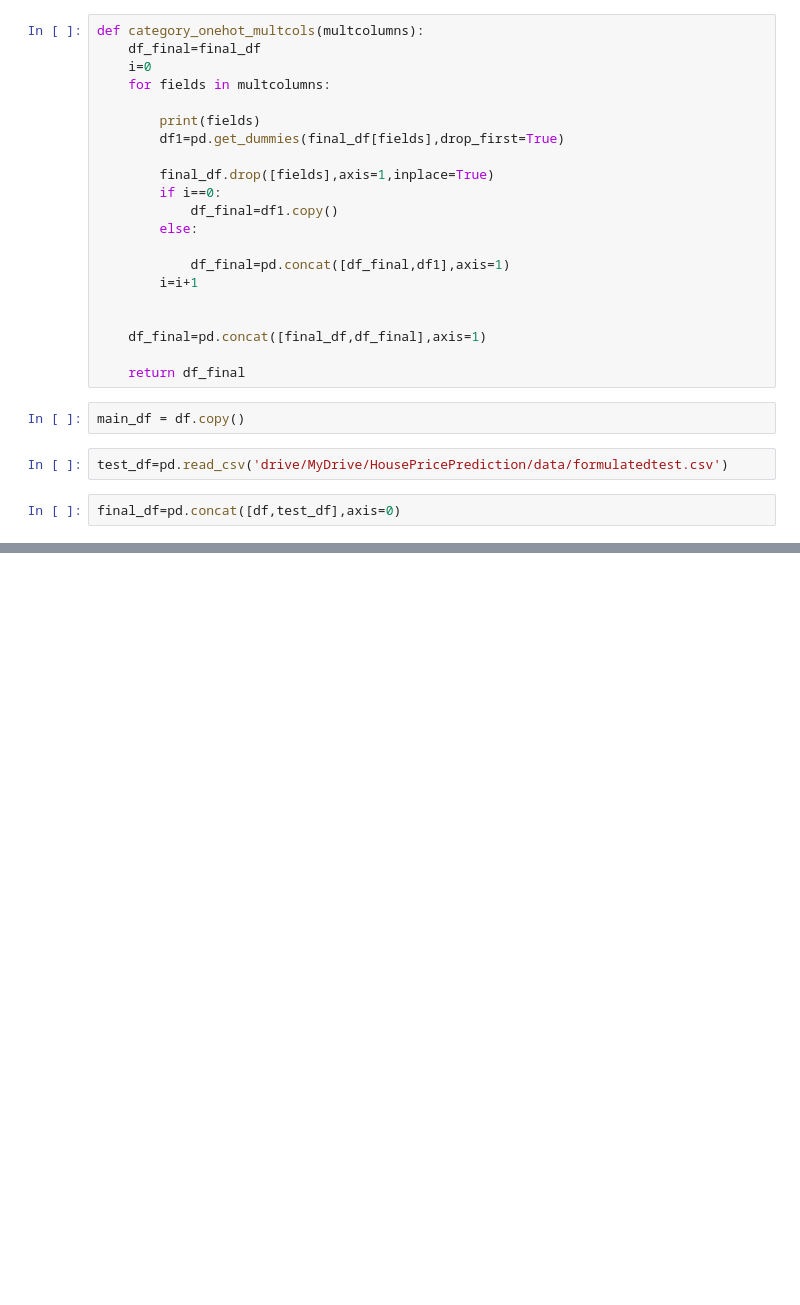
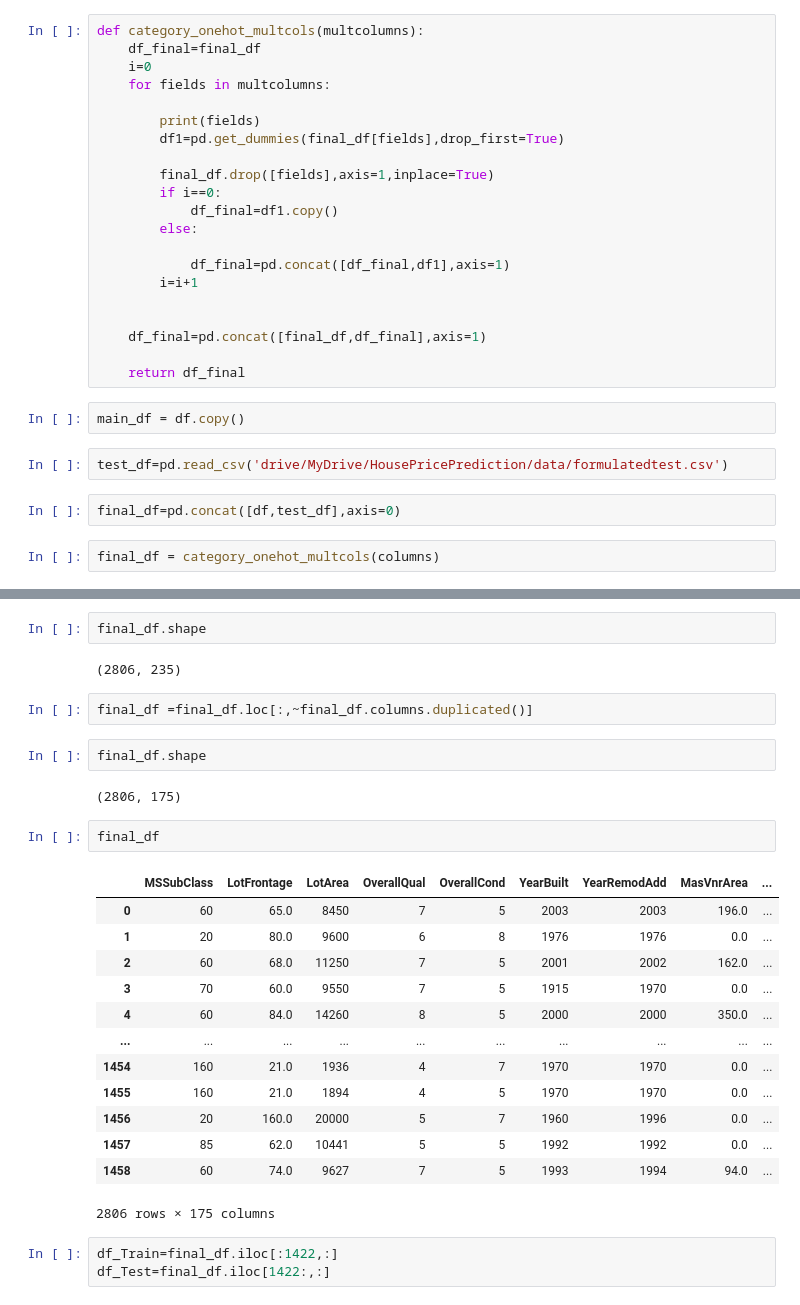
Before and after one commit to Flychuban/House-Price-Prediction, a Jupyter notebook: HousePricePredictionTrain.ipynb, the cells around one changed output, grey strips where cells are left out. Cells and saved outputs as stored; diff of their text form; blank space fills up the shorter version.

Commit message:
Data ready for training

```diff
--- a/HousePricePredictionTrain.ipynb
+++ b/HousePricePredictionTrain.ipynb
@@ -148,3 +148,5 @@ main_df = df.copy()
 test_df=pd.read_csv('drive/MyDrive/HousePricePrediction/data/formulatedtest.csv')
 # %%
 final_df=pd.concat([df,test_df],axis=0)
+# %%
+final_df = category_onehot_multcols(columns)
@@ -150,0 +171,29 @@ final_df=pd.concat([df,test_df],axis=0)
+# %%
+final_df.shape
+# %% [output]
+(2806, 235)
+# %%
+final_df =final_df.loc[:,~final_df.columns.duplicated()]
+# %%
+final_df.shape
+# %% [output]
+(2806, 175)
+# %%
+final_df
+# %% [output]
+|  | MSSubClass | LotFrontage | LotArea | OverallQual | OverallCond | YearBuilt | YearRemodAdd | MasVnrArea | ... |
+| 0 | 60 | 65.0 | 8450 | 7 | 5 | 2003 | 2003 | 196.0 | ... |
+| 1 | 20 | 80.0 | 9600 | 6 | 8 | 1976 | 1976 | 0.0 | ... |
+| 2 | 60 | 68.0 | 11250 | 7 | 5 | 2001 | 2002 | 162.0 | ... |
+| 3 | 70 | 60.0 | 9550 | 7 | 5 | 1915 | 1970 | 0.0 | ... |
+| 4 | 60 | 84.0 | 14260 | 8 | 5 | 2000 | 2000 | 350.0 | ... |
+| ... | ... | ... | ... | ... | ... | ... | ... | ... | ... |
+| 1454 | 160 | 21.0 | 1936 | 4 | 7 | 1970 | 1970 | 0.0 | ... |
+| 1455 | 160 | 21.0 | 1894 | 4 | 5 | 1970 | 1970 | 0.0 | ... |
+| 1456 | 20 | 160.0 | 20000 | 5 | 7 | 1960 | 1996 | 0.0 | ... |
+| 1457 | 85 | 62.0 | 10441 | 5 | 5 | 1992 | 1992 | 0.0 | ... |
+| 1458 | 60 | 74.0 | 9627 | 7 | 5 | 1993 | 1994 | 94.0 | ... |
+2806 rows × 175 columns
+# %%
+df_Train=final_df.iloc[:1422,:]
+df_Test=final_df.iloc[1422:,:]
```
Also changed, not shown: parts of 6 cells of this notebook.
